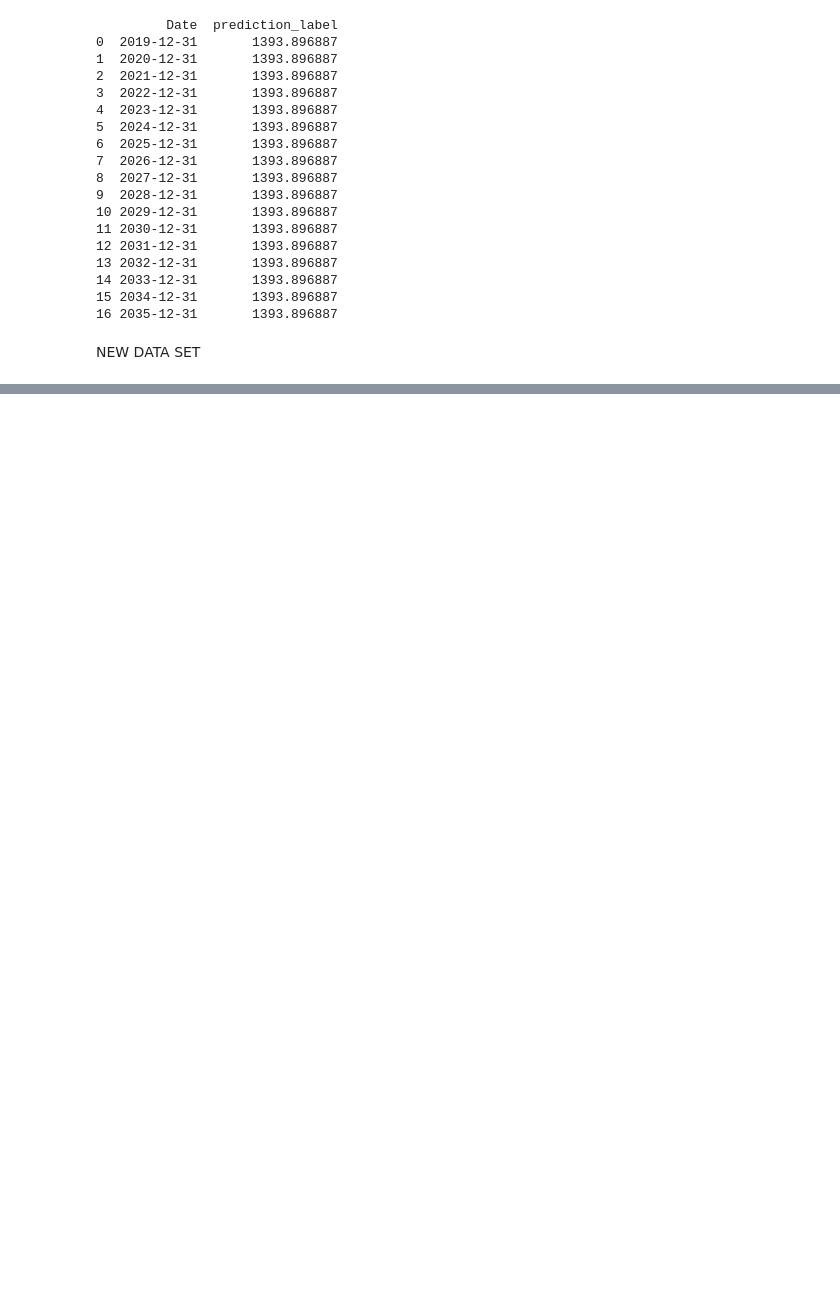
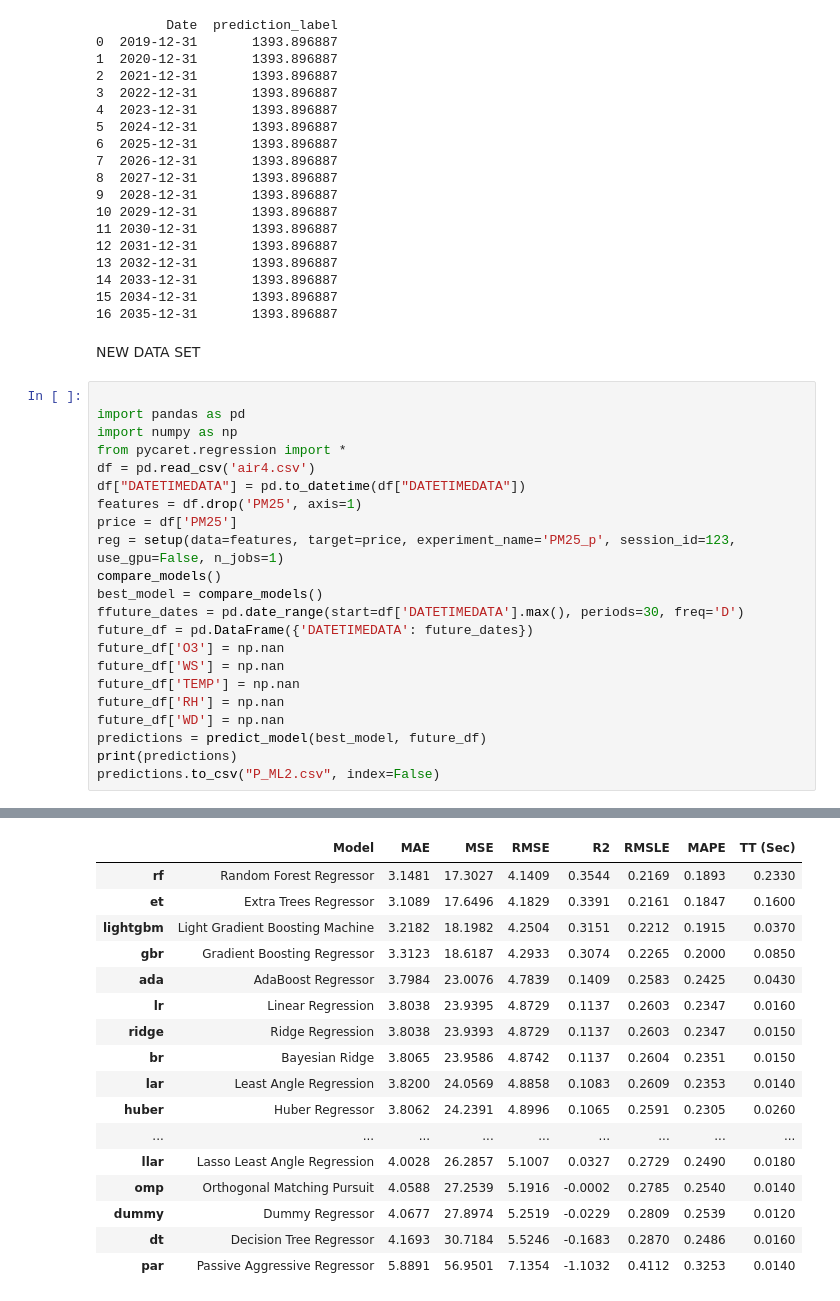
Before and after one commit to Thanathat26/Pm2.5, a Jupyter notebook: ทดสอบ.ipynb, the cells around one changed output, grey strips where cells are left out. Drawn from its saved outputs; the diff is of its cells as text; blank space fills up the shorter version.

```diff
--- a/ทดสอบ.ipynb
+++ b/ทดสอบ.ipynb
@@ -310,3 +310,26 @@ print(predictions)
 16 2035-12-31       1393.896887
 # %% [markdown]
 NEW DATA SET
+# %%
+
+import pandas as pd
+import numpy as np
+from pycaret.regression import *
+df = pd.read_csv('air4.csv')
+df["DATETIMEDATA"] = pd.to_datetime(df["DATETIMEDATA"])
+features = df.drop('PM25', axis=1)
+price = df['PM25']
+reg = setup(data=features, target=price, experiment_name='PM25_p', session_id=123, use_gpu=False, n_jobs=1)
+compare_models()
+best_model = compare_models()
+ffuture_dates = pd.date_range(start=df['DATETIMEDATA'].max(), periods=30, freq='D')
+future_df = pd.DataFrame({'DATETIMEDATA': future_dates})
+future_df['O3'] = np.nan
+future_df['WS'] = np.nan
+future_df['TEMP'] = np.nan
+future_df['RH'] = np.nan
+future_df['WD'] = np.nan
+predictions = predict_model(best_model, future_df)
+print(predictions)
+predictions.to_csv("P_ML2.csv", index=False)
+# %% [output]
@@ -312,0 +354,17 @@ NEW DATA SET
+|  | Model | MAE | MSE | RMSE | R2 | RMSLE | MAPE | TT (Sec) |
+| rf | Random Forest Regressor | 3.1481 | 17.3027 | 4.1409 | 0.3544 | 0.2169 | 0.1893 | 0.2330 |
+| et | Extra Trees Regressor | 3.1089 | 17.6496 | 4.1829 | 0.3391 | 0.2161 | 0.1847 | 0.1600 |
+| lightgbm | Light Gradient Boosting Machine | 3.2182 | 18.1982 | 4.2504 | 0.3151 | 0.2212 | 0.1915 | 0.0370 |
+| gbr | Gradient Boosting Regressor | 3.3123 | 18.6187 | 4.2933 | 0.3074 | 0.2265 | 0.2000 | 0.0850 |
+| ada | AdaBoost Regressor | 3.7984 | 23.0076 | 4.7839 | 0.1409 | 0.2583 | 0.2425 | 0.0430 |
+| lr | Linear Regression | 3.8038 | 23.9395 | 4.8729 | 0.1137 | 0.2603 | 0.2347 | 0.0160 |
+| ridge | Ridge Regression | 3.8038 | 23.9393 | 4.8729 | 0.1137 | 0.2603 | 0.2347 | 0.0150 |
+| br | Bayesian Ridge | 3.8065 | 23.9586 | 4.8742 | 0.1137 | 0.2604 | 0.2351 | 0.0150 |
+| lar | Least Angle Regression | 3.8200 | 24.0569 | 4.8858 | 0.1083 | 0.2609 | 0.2353 | 0.0140 |
+| huber | Huber Regressor | 3.8062 | 24.2391 | 4.8996 | 0.1065 | 0.2591 | 0.2305 | 0.0260 |
+| ... | ... | ... | ... | ... | ... | ... | ... | ... |
+| llar | Lasso Least Angle Regression | 4.0028 | 26.2857 | 5.1007 | 0.0327 | 0.2729 | 0.2490 | 0.0180 |
+| omp | Orthogonal Matching Pursuit | 4.0588 | 27.2539 | 5.1916 | -0.0002 | 0.2785 | 0.2540 | 0.0140 |
+| dummy | Dummy Regressor | 4.0677 | 27.8974 | 5.2519 | -0.0229 | 0.2809 | 0.2539 | 0.0120 |
+| dt | Decision Tree Regressor | 4.1693 | 30.7184 | 5.5246 | -0.1683 | 0.2870 | 0.2486 | 0.0160 |
+| par | Passive Aggressive Regressor | 5.8891 | 56.9501 | 7.1354 | -1.1032 | 0.4112 | 0.3253 | 0.0140 |
```
Also changed, not shown: parts of 1 cell of this notebook, 3 other files.
